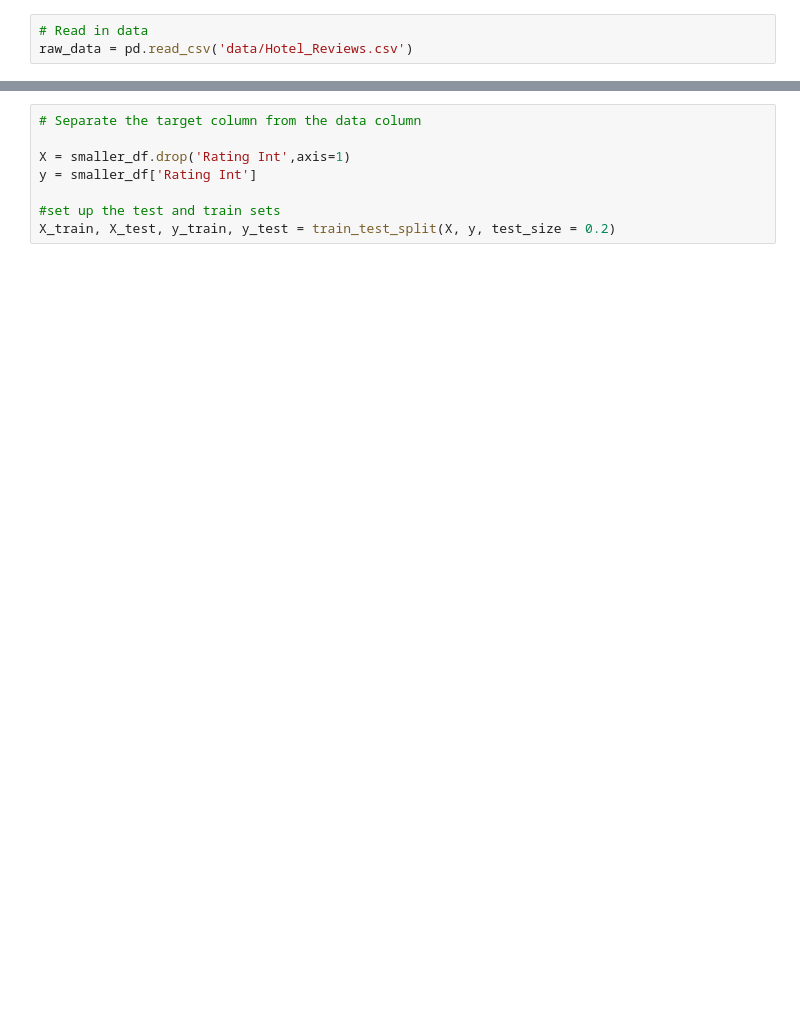
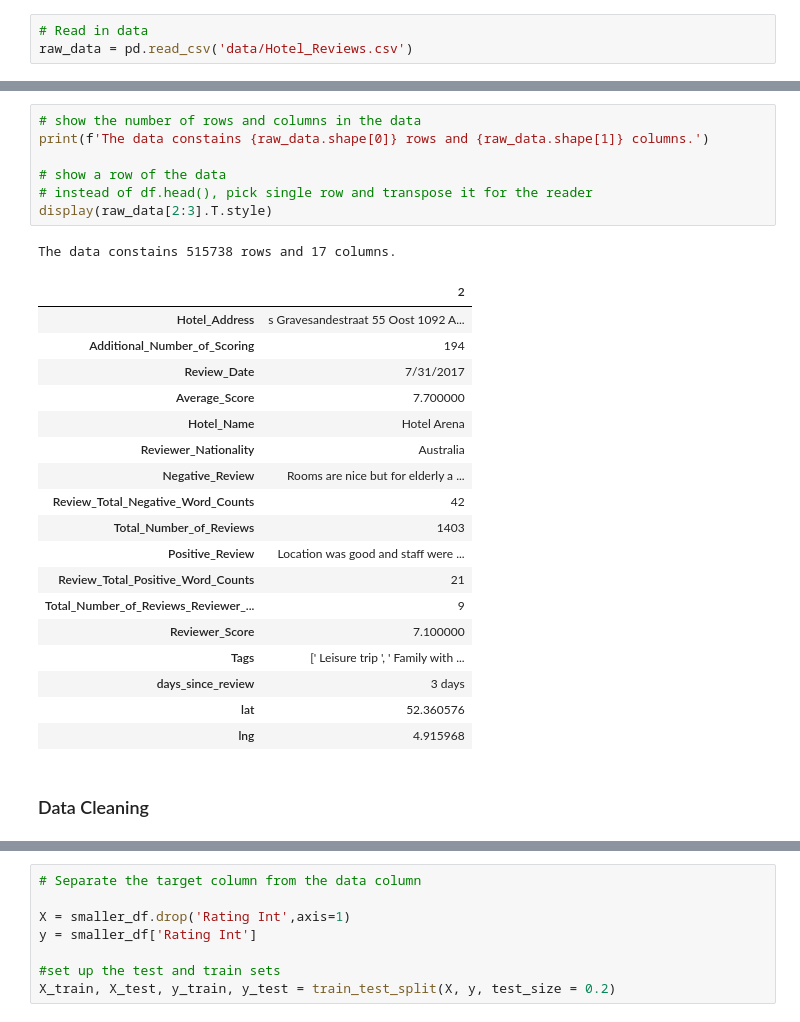
Before and after one commit to russ-kibat/Hotel-Reviews, a Jupyter notebook: KIBAT_NLP_PART_1.ipynb, the cells around one changed output, grey strips where cells are left out. Cells and saved outputs as stored; diff of their text form; blank space fills up the shorter version.

```diff
--- a/KIBAT_NLP_PART_1.ipynb
+++ b/KIBAT_NLP_PART_1.ipynb
@@ -371,0 +69,29 @@ Spliting the dataset into test and training sets in important when modeling. It
+# %%
+# show the number of rows and columns in the data
+print(f'The data constains {raw_data.shape[0]} rows and {raw_data.shape[1]} columns.')
+
+# show a row of the data
+# instead of df.head(), pick single row and transpose it for the reader
+display(raw_data[2:3].T.style)
+# %% [output]
+The data constains 515738 rows and 17 columns.
+|  | 2 |
+| Hotel_Address | s Gravesandestraat 55 Oost 1092 A... |
+| Additional_Number_of_Scoring | 194 |
+| Review_Date | 7/31/2017 |
+| Average_Score | 7.700000 |
+| Hotel_Name | Hotel Arena |
+| Reviewer_Nationality | Australia |
+| Negative_Review | Rooms are nice but for elderly a ... |
+| Review_Total_Negative_Word_Counts | 42 |
+| Total_Number_of_Reviews | 1403 |
+| Positive_Review | Location was good and staff were ... |
+| Review_Total_Positive_Word_Counts | 21 |
+| Total_Number_of_Reviews_Reviewer_... | 9 |
+| Reviewer_Score | 7.100000 |
+| Tags | [' Leisure trip ', ' Family with ... |
+| days_since_review | 3 days |
+| lat | 52.360576 |
+| lng | 4.915968 |
+# %% [markdown]
+### Data Cleaning
```
Also changed, not shown: parts of 55 cells of this notebook, 1 other file.
